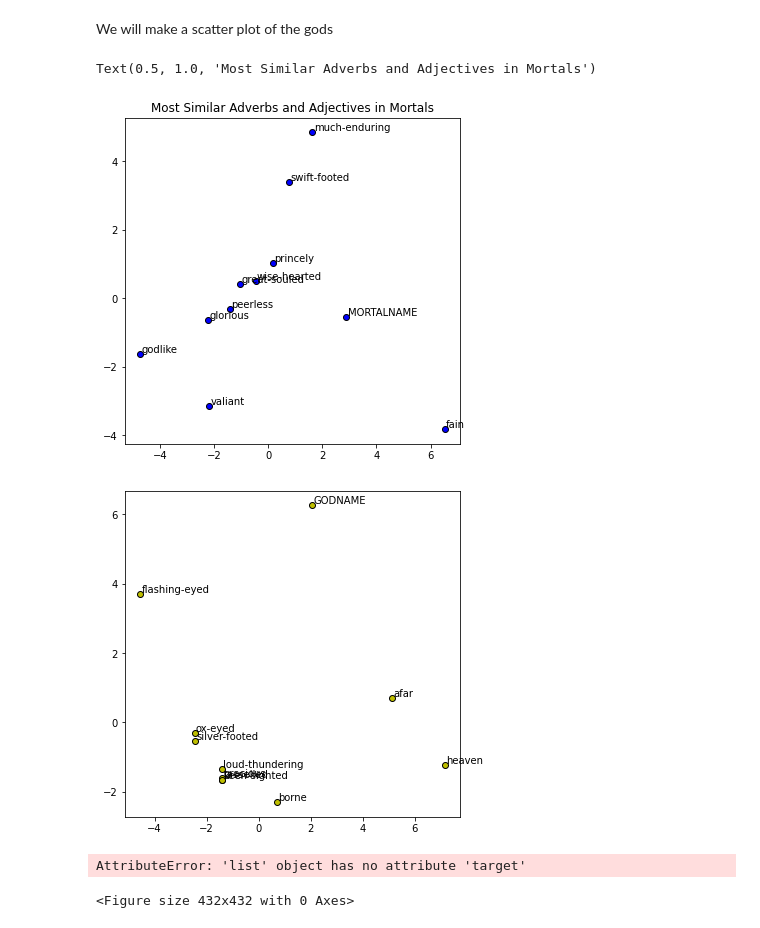
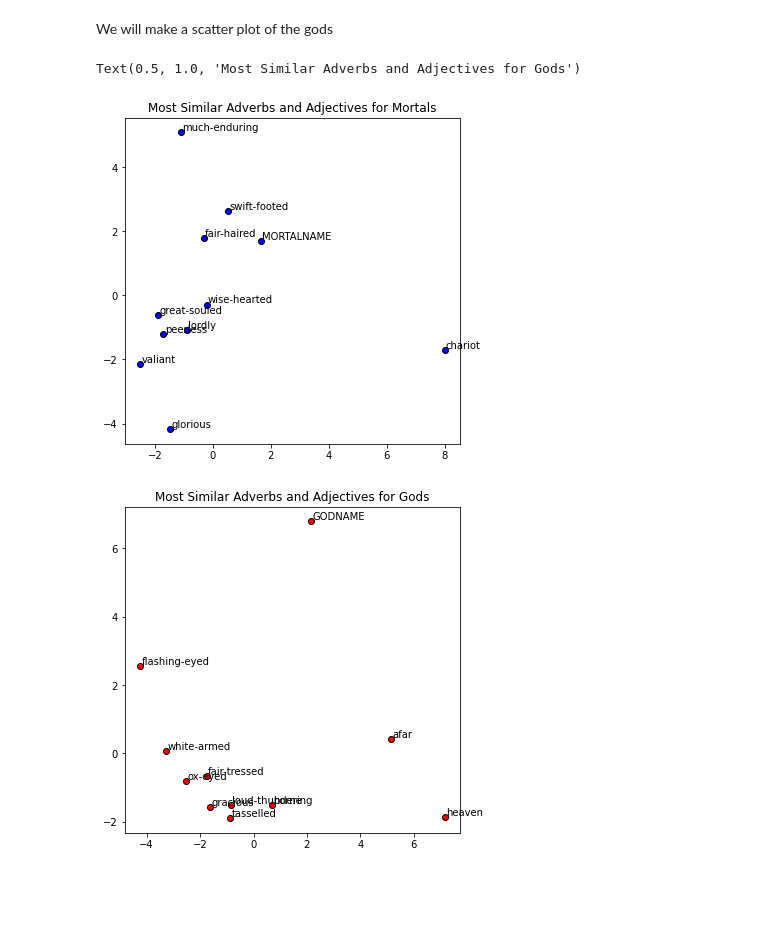
Before and after one commit to RianneAr/Text_Mining_Project, a Jupyter notebook: Greek Mythology Project Code File.ipynb, the cells around one changed output. Cells and saved outputs as stored; diff of their text form; code cells hidden in the pictures; blank space fills up the shorter version.

Commit message:
data visualization

```diff
--- a/Greek Mythology Project Code File.ipynb
+++ b/Greek Mythology Project Code File.ipynb
@@ -678,75 +674,31 @@ We will make a scatter plot of the gods
 from sklearn.decomposition import PCA
 # %%
 #MORTAL
-def display_pca_scatterplot_m(model, words=None, sample=0):
+def display_pca_scatterplot(model, color, words=None, sample=0):
     if words == None:
         if sample > 0:
             words = np.random.choice(list(model.vocab.keys()), sample)
         else:
             words = [ word for word in model.vocab ]
 
     word_vectors = np.array([model[w] for w in words])
 
     # do PCA on the selected embeddings
     twodim = PCA().fit_transform(word_vectors)[:,:2]
 
     plt.figure(figsize=(6,6))
-    plt.scatter(twodim[:,0], twodim[:,1], edgecolors='k', c='b')
+    plt.scatter(twodim[:,0], twodim[:,1], edgecolors='k', c=color)
     for word, (x,y) in zip(words, twodim):
         plt.text(x+0.05, y+0.05, word)
 
-display_pca_scatterplot_m(model.wv,
+display_pca_scatterplot(model.wv, 'blue',
                         ['MORTALNAME']+[x[0] for x in similarm[:10]])
-plt.title("Most Similar Adverbs and Adjectives in Mortals")
+plt.title("Most Similar Adverbs and Adjectives for Mortals")
+
+display_pca_scatterplot(model.wv, 'red',
+                        ['GODNAME']+[x[0] for x in similarg[:10]])
+plt.title("Most Similar Adverbs and Adjectives for Gods")
 # %% [output]
-Text(0.5, 1.0, 'Most Similar Adverbs and Adjectives in Mortals')
+Text(0.5, 1.0, 'Most Similar Adverbs and Adjectives for Gods')
-[figure, old version]
+[figure, new version]
+[figure, added]
-# %%
-#GOD
-def display_pca_scatterplot_g(model, words=None, sample=0):
-    if words == None:
-        if sample > 0:
-            words = np.random.choice(list(model.vocab.keys()), sample)
-        else:
-            words = [ word for word in model.vocab ]
-
-    word_vectors = np.array([model[w] for w in words])
-
-    # do PCA on the selected embeddings
-    twodim = PCA().fit_transform(word_vectors)[:,:2]
-
-    plt.figure(figsize=(6,6))
-    plt.scatter(twodim[:,0], twodim[:,1], edgecolors='k', c='y')
-    for word, (x,y) in zip(words, twodim):
-        plt.text(x+0.05, y+0.05, word)
-
-display_pca_scatterplot_g(model.wv,
-                        ['GODNAME']+[x[0] for x in similarg[:10]])
-# %% [output]
-[figure, removed]
-# %%
-#words taken from most_similar above
-god_mortal = ['GODNAME', 'MORTALNAME']
-
-def display_pca_scatterplot(model, words=None, sample=0):
-    if words == None:
-        if sample > 0:
-            words = np.random.choice(list(model.vocab.keys()), sample)
-        else:
-            words = [ word for word in model.vocab ]
-
-    word_vectors = np.array([model[w] for w in words])
-
-    # do PCA on the selected embeddings
-    twodim = PCA().fit_transform(word_vectors)[:,:2]
-
-    plt.figure(figsize=(6,6))
-    plt.scatter(twodim[:,0], twodim[:,1], edgecolors='k', c=god_mortal.target)
-    for word, (x,y) in zip(words, twodim):
-        plt.text(x+0.05, y+0.05, word)
-
-display_pca_scatterplot(model.wv,
-                        god_mortal +[x[0] for x in similarm[:10]]+[x[0] for x in similarg[:10]])
-# %% [output]
-AttributeError: 'list' object has no attribute 'target'
-<Figure size 432x432 with 0 Axes>
```
Also changed, not shown: parts of 6 cells of this notebook.
